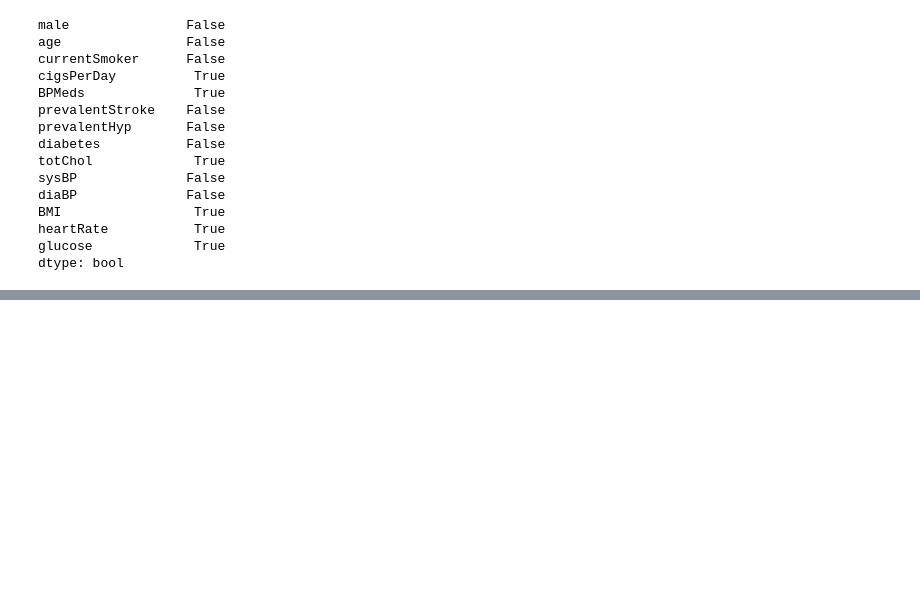
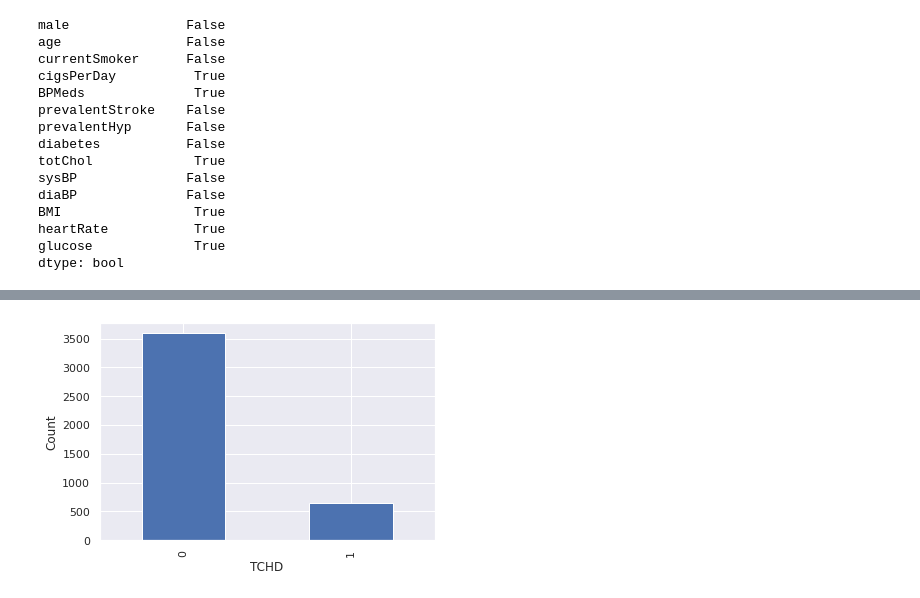
Before and after one commit to Manoj1247/HeartDiseaseClassification, a Jupyter notebook: HeartDiseaseClassification.ipynb, the cells around one changed output, grey strips where cells are left out. Saved outputs shown, nothing was run; the diff lists cells and outputs as text; code cells hidden in the pictures; blank space fills up the shorter version.

```diff
--- a/HeartDiseaseClassification.ipynb
+++ b/HeartDiseaseClassification.ipynb
@@ -86,0 +126,11 @@ dtype: bool
+# %%
+#Check if the data is imbalanced
+import matplotlib.pyplot as plt
+import seaborn as sns
+sns.set()
+TenYearchd_plot= dataSet['TenYearCHD'].value_counts().plot(kind='bar')
+plt.xlabel('TCHD')
+plt.ylabel('Count')
+plt.show()
+# %% [output]
+[figure, added]
```
Also changed, not shown: parts of 9 cells of this notebook, 1 other file.
